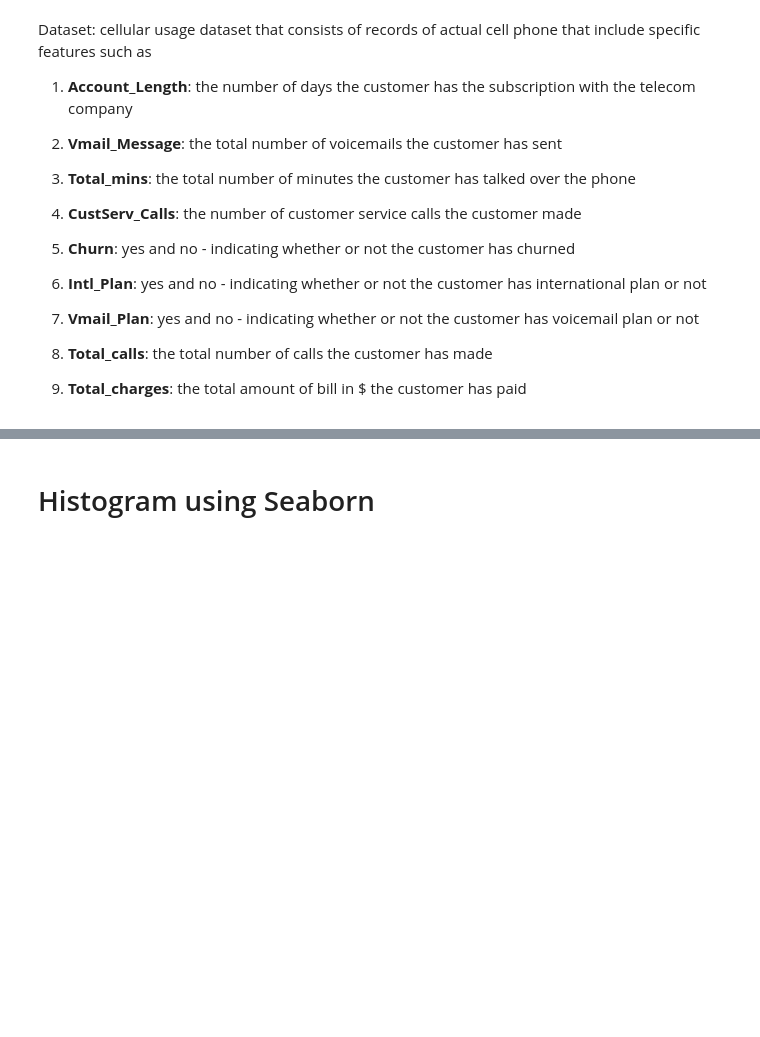
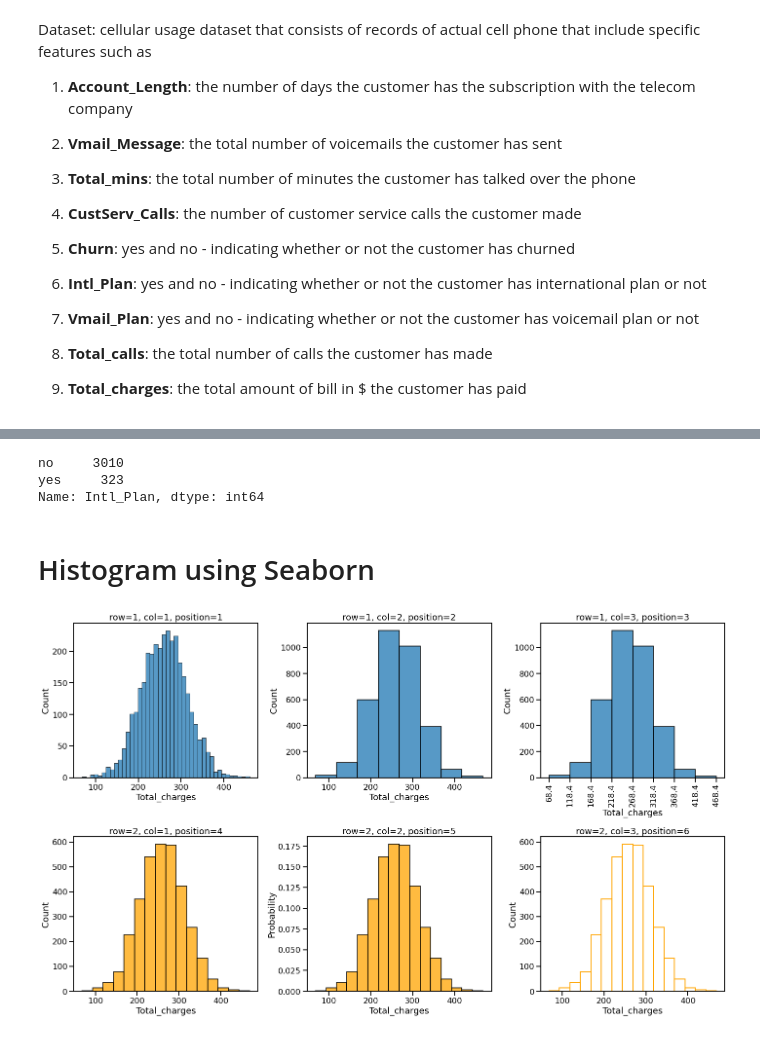
Before and after one commit to SKawsar/Data-Visualization-with-Python, a Jupyter notebook: Lecture_6.ipynb, the cells around one changed output, grey strips where cells are left out. Drawn from its saved outputs; the diff is of its cells as text; code cells hidden in the pictures; blank space fills up the shorter version.

```diff
--- a/Lecture_6.ipynb
+++ b/Lecture_6.ipynb
@@ -71,9 +71,13 @@ Dataset: cellular usage dataset that consists of records of actual cell phone th
 
 9. **Total_charges**: the total amount of bill in $ the customer has paid
 # %%
-df = pd.read_csv("Telecom/telecom_data.csv")
+df = pd.read_csv("telecom_data.csv")
 
 display(df.head())
+print(df.info())
+print(df.shape)
+display(df.describe())
+display(df.describe(include=['O']))
 # %% [output]
 |  | Account_Length | Vmail_Message | CustServ_Calls | Churn | Intl_Plan | Vmail_Plan | Total_mins | ... |
 | 0 | 128 | 25 | 1 | no | no | yes | 717.2 | ... |
@@ -84,2 +120,40 @@ display(df.head())
+# %%
+df["Intl_Plan"].value_counts()
+# %% [output]
+no     3010
+yes     323
+Name: Intl_Plan, dtype: int64
 # %% [markdown]
 # Histogram using Seaborn
+# %%
+plt.figure(figsize=(20,12))
+
+plt.subplot(2,3,1)
+sns.histplot(x="Total_charges", data=df)
+plt.title("row=1, col=1, position=1")
+
+plt.subplot(2,3,2)
+sns.histplot(x="Total_charges", data=df, binwidth=50)
+plt.title("row=1, col=2, position=2")
+
+plt.subplot(2,3,3)
+sns.histplot(x="Total_charges", data=df, binwidth=50)
+plt.xticks(np.arange(df["Total_charges"].min(), df["Total_charges"].max()+51, 50), rotation=90)
+plt.title("row=1, col=3, position=3")
+
+plt.subplot(2,3,4)
+sns.histplot(x="Total_charges", data=df, binwidth=25, color="orange")
+plt.title("row=2, col=1, position=4")
+
+plt.subplot(2,3,5)
+sns.histplot(x="Total_charges", data=df, binwidth=25, color="orange", stat="probability")
+plt.title("row=2, col=2, position=5")
+
+plt.subplot(2,3,6)
+sns.histplot(x="Total_charges", data=df, binwidth=25, color="orange", fill=False)
+plt.title("row=2, col=3, position=6")
+
+plt.tight_layout()
+plt.show()
+# %% [output]
+[figure, added]
```
Also changed, not shown: parts of 10 cells of this notebook.
